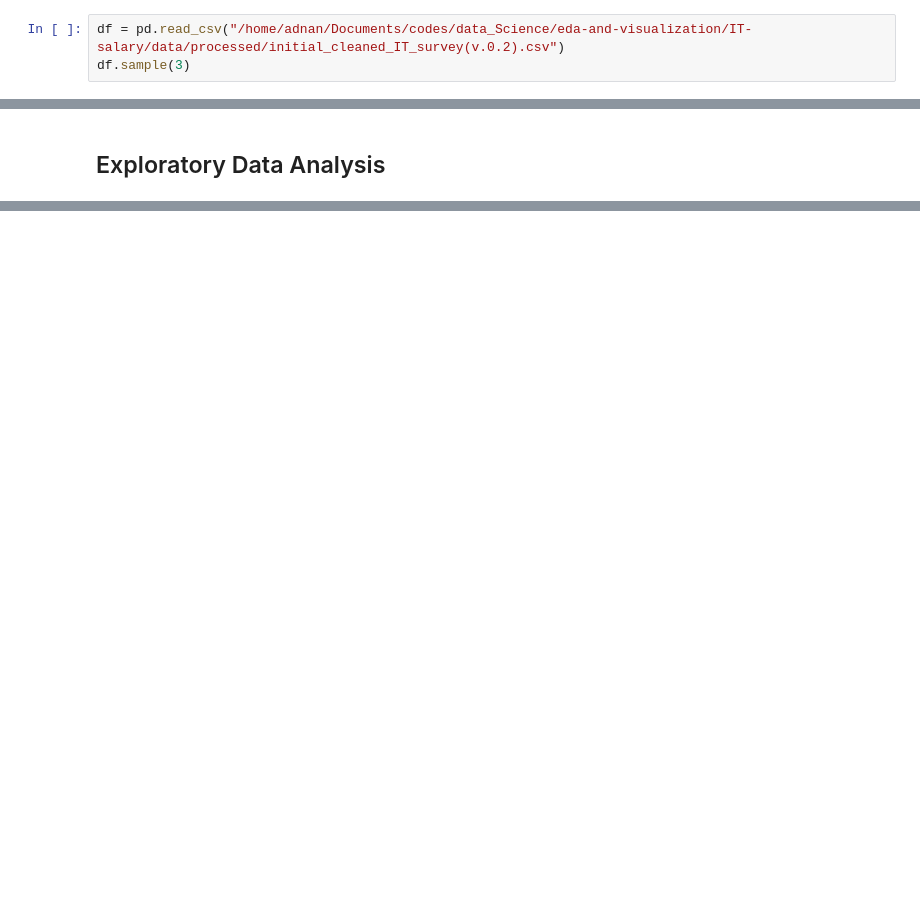
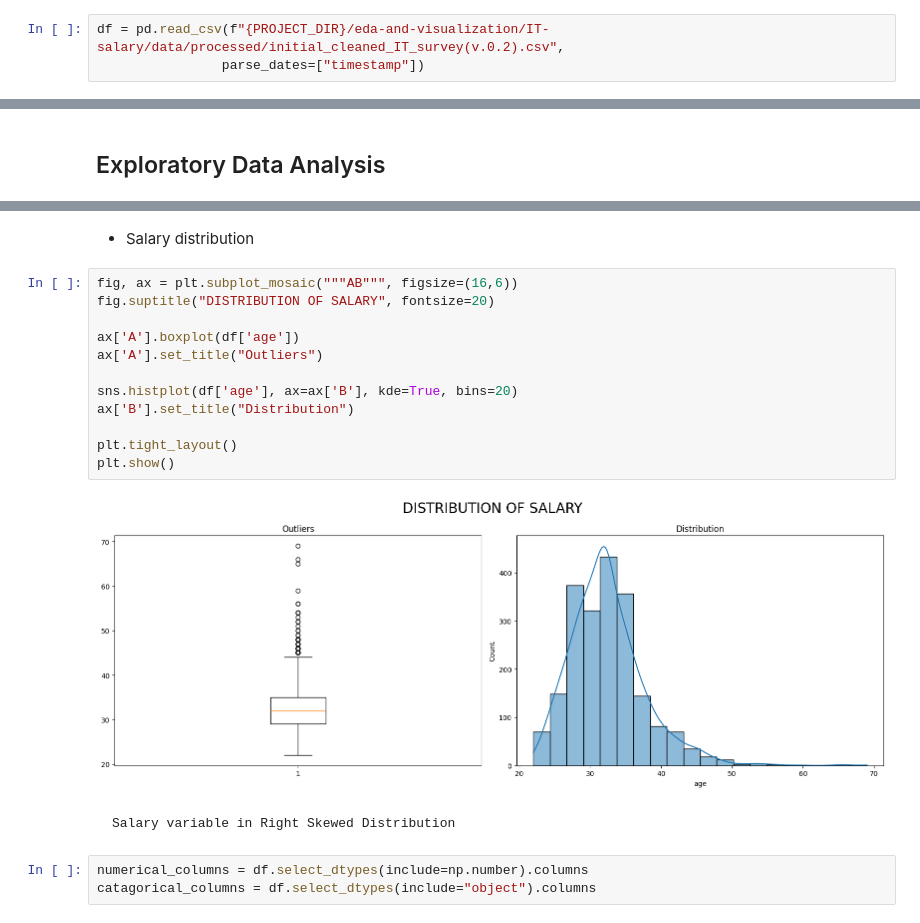
Before and after one commit to adnaaaen/eda-and-visualization, a Jupyter notebook: IT-salary/notebooks/eda.ipynb, the cells around one changed output, grey strips where cells are left out. Drawn from its saved outputs; the diff is of its cells as text; blank space fills up the shorter version.

```diff
--- a/IT-salary/notebooks/eda.ipynb
+++ b/IT-salary/notebooks/eda.ipynb
@@ -6,3 +12,3 @@ import seaborn as sns
 # %%
-df = pd.read_csv("/home/adnan/Documents/codes/data_Science/eda-and-visualization/IT-salary/data/processed/initial_cleaned_IT_survey(v.0.2).csv")
-df.sample(3)
+df = pd.read_csv(f"{PROJECT_DIR}/eda-and-visualization/IT-salary/data/processed/initial_cleaned_IT_survey(v.0.2).csv",
+                parse_dates=["timestamp"])
@@ -15,0 +90,21 @@ df.sample(3)
+# %% [markdown]
+- Salary distribution
+# %%
+fig, ax = plt.subplot_mosaic("""AB""", figsize=(16,6))
+fig.suptitle("DISTRIBUTION OF SALARY", fontsize=20)
+
+ax['A'].boxplot(df['age'])
+ax['A'].set_title("Outliers")
+
+sns.histplot(df['age'], ax=ax['B'], kde=True, bins=20)
+ax['B'].set_title("Distribution")
+
+plt.tight_layout()
+plt.show()
+# %% [output]
+[figure, added]
+# %% [markdown]
+    Salary variable in Right Skewed Distribution
+# %%
+numerical_columns = df.select_dtypes(include=np.number).columns
+catagorical_columns = df.select_dtypes(include="object").columns
```
Also changed, not shown: parts of 32 cells of this notebook, 6 other files.
